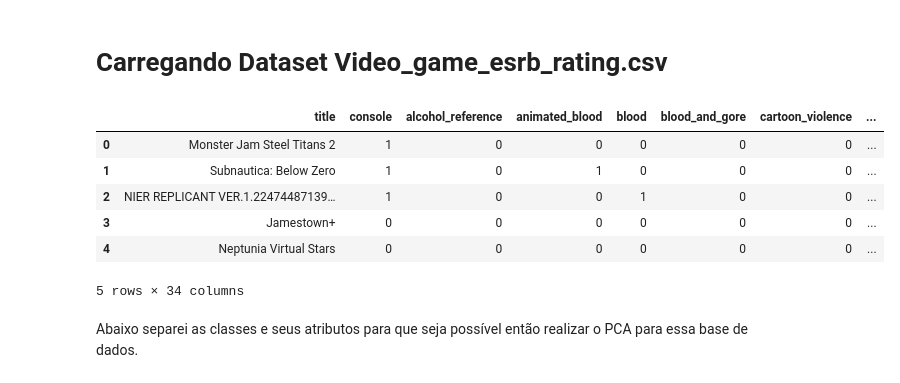
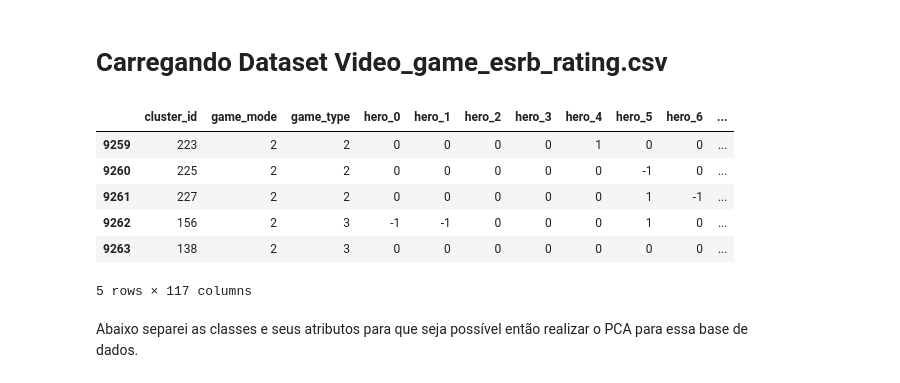
Before and after one commit to JuanFSR/MachineLearning, a Jupyter notebook: Atividade-6/atividade_6.ipynb, the cells around one changed output. Saved outputs shown, nothing was run; the diff lists cells and outputs as text; code cells hidden in the pictures.

```diff
--- a/Atividade-6/atividade_6.ipynb
+++ b/Atividade-6/atividade_6.ipynb
@@ -38,16 +29,16 @@ from joblib import Parallel, delayed
 # %% [markdown]
 # Carregando Dataset Video_game_esrb_rating.csv
 # %%
-df = pd.read_csv('Video_games_esrb_rating.csv')
-df.head()
+df = pd.read_csv('dota2DatasetTrain_header_01.csv')
+df.tail()
 # %% [output]
-|  | title | console | alcohol_reference | animated_blood | blood | blood_and_gore | cartoon_violence | ... |
-| 0 | Monster Jam Steel Titans 2 | 1 | 0 | 0 | 0 | 0 | 0 | ... |
-| 1 | Subnautica: Below Zero | 1 | 0 | 1 | 0 | 0 | 0 | ... |
-| 2 | NIER REPLICANT VER.1.22474487139… | 1 | 0 | 0 | 1 | 0 | 0 | ... |
-| 3 | Jamestown+ | 0 | 0 | 0 | 0 | 0 | 0 | ... |
-| 4 | Neptunia Virtual Stars | 0 | 0 | 0 | 0 | 0 | 0 | ... |
+|  | cluster_id | game_mode | game_type | hero_0 | hero_1 | hero_2 | hero_3 | hero_4 | hero_5 | hero_6 | ... |
+| 9259 | 223 | 2 | 2 | 0 | 0 | 0 | 0 | 1 | 0 | 0 | ... |
+| 9260 | 225 | 2 | 2 | 0 | 0 | 0 | 0 | 0 | -1 | 0 | ... |
+| 9261 | 227 | 2 | 2 | 0 | 0 | 0 | 0 | 0 | 1 | -1 | ... |
+| 9262 | 156 | 2 | 3 | -1 | -1 | 0 | 0 | 0 | 1 | 0 | ... |
+| 9263 | 138 | 2 | 3 | 0 | 0 | 0 | 0 | 0 | 0 | 0 | ... |
-5 rows × 34 columns
+5 rows × 117 columns
 # %% [markdown]
 Abaixo separei as classes e seus atributos para que seja possível então realizar o PCA para essa base de dados.
 # %%
```
Also changed, not shown: parts of 66 cells of this notebook, 1 other file.
